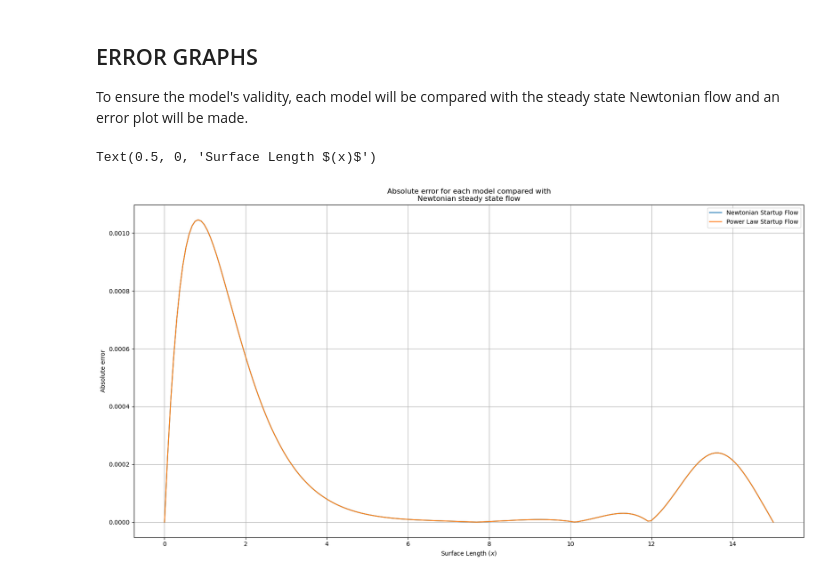
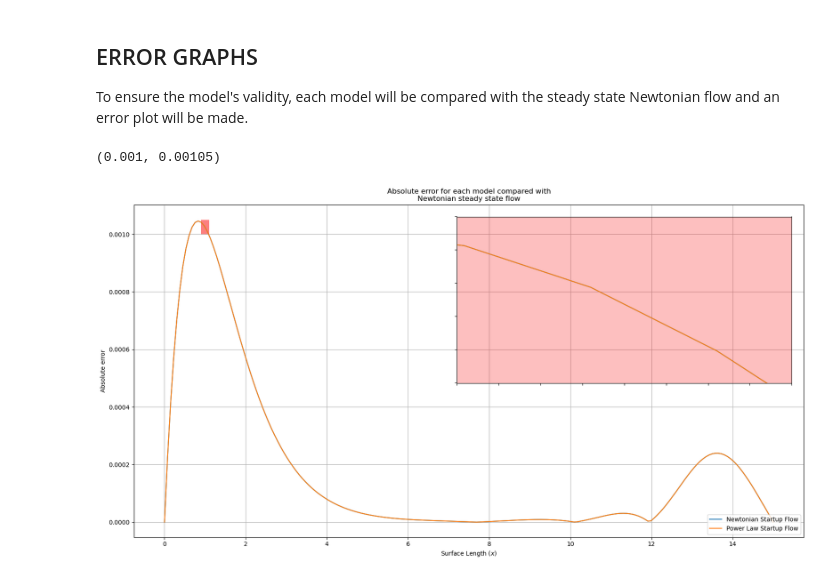
Before and after one commit to jrobo-gith/Independent-project-code, a Jupyter notebook: collection.ipynb, the cells around one changed output. Drawn from its saved outputs; the diff is of its cells as text; code cells hidden in the pictures.

````diff
--- a/collection.ipynb
+++ b/collection.ipynb
@@ -40,29 +63,6 @@ y_1(x=L) = \tilde{Q},
 $$
 
 We then implement this using scipy's ```solve_bvp``` function.
-# %%
-GV = {
-    'N': 200,                       # Number of points in space,
-    'L': 15,                        # Length of surface, used when length isn't being varied,
-    'h0': 1.0,                      # Height of film at h=0,
-    'Q': 0.75,                      # Flux at h=0, used when flux isn't being varied,
-    't-span': (0, 100),             # Min and max time for which startup flow regimes are run,
-
-    'Q-list': [0.1, 0.25,
-               0.5, 0.75,
-               0.9, 0.95],          # List of fluxes to be tested when varying flux,
-    'L-list': [8, 10,
-               16, 32,
-               64, 80],             # List of lengths to be tested when varying length scales for validation
-    'n_list': [0.25, 0.5,
-               0.75, 1.0,
-               1.25, 1.5],          # List of n's to be testing when varying rheology using the power-law,
-    'colors': ['red', 'green',
-               'blue', 'black',
-               'purple', 'cyan']    # List of colors for plotting
-}
-GV['dx'] = GV['L']/GV['N']
-GV['x'] = np.linspace(0, GV['L'], GV['N'])
 # %% [markdown]
 ##### We define the system of ODEs and the BCs
 # %%
@@ -259,10 +259,10 @@ for i in range(len(GV['Q-list'])):
     h_initial = np.ones(GV['N']) * GV['h0']
     t_span = GV['t-span']
 
-    args = [GV['dx'], 0, GV['Q-list'][i], None]
+    args = [newt_make_step, GV['dx'], 0, GV['Q-list'][i], None]
     linear_solution_Q.append(solve_ivp(fun=FVM_RHS, args=(args,), y0=h_initial, t_span=t_span, method='BDF', rtol=1e-6, atol=1e-8).y[:, -1])
 
-    args = [GV['dx'], 3, GV['Q-list'][i], None]
+    args = [newt_make_step, GV['dx'], 3, GV['Q-list'][i], None]
     non_linear_solution_Q.append(solve_ivp(fun=FVM_RHS, args=(args,), y0=h_initial, t_span=t_span, method='BDF', rtol=1e-6, atol=1e-8).y[:, -1])
 # %%
 fig, ax = plt.subplots(nrows=1, ncols=1, figsize=(20, 10))
@@ -368,14 +395,26 @@ startup_flow_PL = solve_ivp(fun=FVM_RHS, y0=h_initial, t_span=t_span, args=(args
 # %%
 fig, ax = plt.subplots(nrows=1, ncols=1, figsize=(20, 10))
 
 ax.plot(GV['x'], abs(steady_state_newt - startup_flow_newt), label="Newtonian Startup Flow")
 ax.plot(GV['x'], abs(steady_state_newt - startup_flow_PL), label="Power Law Startup Flow")
 
-ax.legend()
+slice_x = (0.9, 1.1)
+slice_y = (0.0010, 0.00105)
+
+ax.legend(loc='lower right')
 ax.grid(True)
 ax.set_title("Absolute error for each model compared with\nNewtonian steady state flow")
 ax.set_ylabel("Absolute error")
 ax.set_xlabel("Surface Length $(x)$")
+ax.add_patch(plt.Rectangle(xy=(slice_x[0], slice_y[0]), width=(slice_x[1]-slice_x[0]), height=(slice_y[1] - slice_y[0]), ls='--', fc='#fa000080'))
+
+inset_ax = inset_axes(ax, width='50%', height='50%', loc='upper right', borderpad=2, axes_kwargs={'facecolor': '#fa000040'})
+inset_ax.plot(GV['x'], abs(steady_state_newt - startup_flow_newt))
+inset_ax.plot(GV['x'], abs(steady_state_newt - startup_flow_PL))
+inset_ax.set_xticklabels([])
+inset_ax.set_yticklabels([])
+inset_ax.set_xlim(slice_x[0], slice_x[1])
+inset_ax.set_ylim(slice_y[0], slice_y[1])
 # %% [output]
-Text(0.5, 0, 'Surface Length $(x)$')
+(0.001, 0.00105)
-[figure, old version]
+[figure, new version]
````
Also changed, not shown: parts of 6 cells of this notebook, 4 other files.
